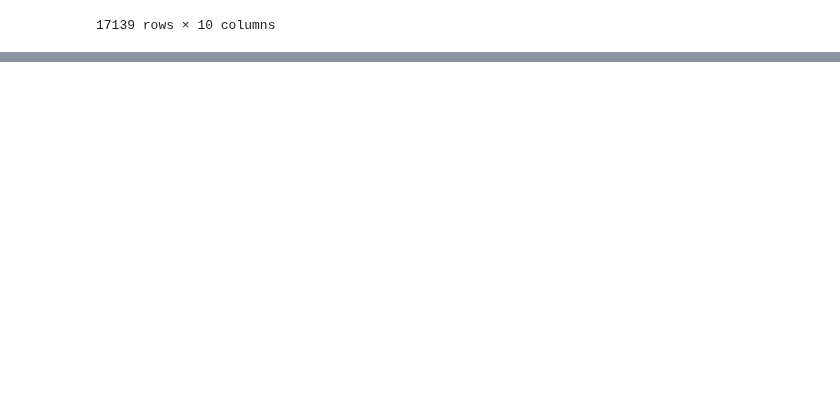
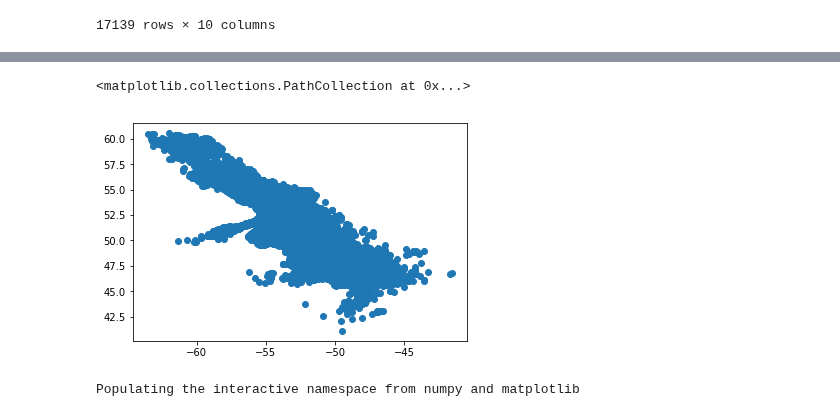
Before and after one commit to evankielley/IceDEF, a Jupyter notebook: notebooks/iip_iceberg_data.ipynb, the cells around one changed output, grey strips where cells are left out. Drawn from its saved outputs; the diff is of its cells as text; code cells hidden in the pictures; blank space fills up the shorter version.

```diff
--- a/notebooks/iip_iceberg_data.ipynb
+++ b/notebooks/iip_iceberg_data.ipynb
@@ -46,0 +106,5 @@ Content-type: text/csv
+# %%
+plt.scatter(df['LONGITUDE'], df['LATITUDE'])
+# %% [output]
+<matplotlib.collections.PathCollection at 0x...>
+[figure, added]
@@ -46,0 +113,5 @@ Content-type: text/csv
+# %%
+%pylab inline
+pylab.rcParams['figure.figsize'] = (10, 6)
+# %% [output]
+Populating the interactive namespace from numpy and matplotlib
```
Also changed, not shown: parts of 21 cells of this notebook.
